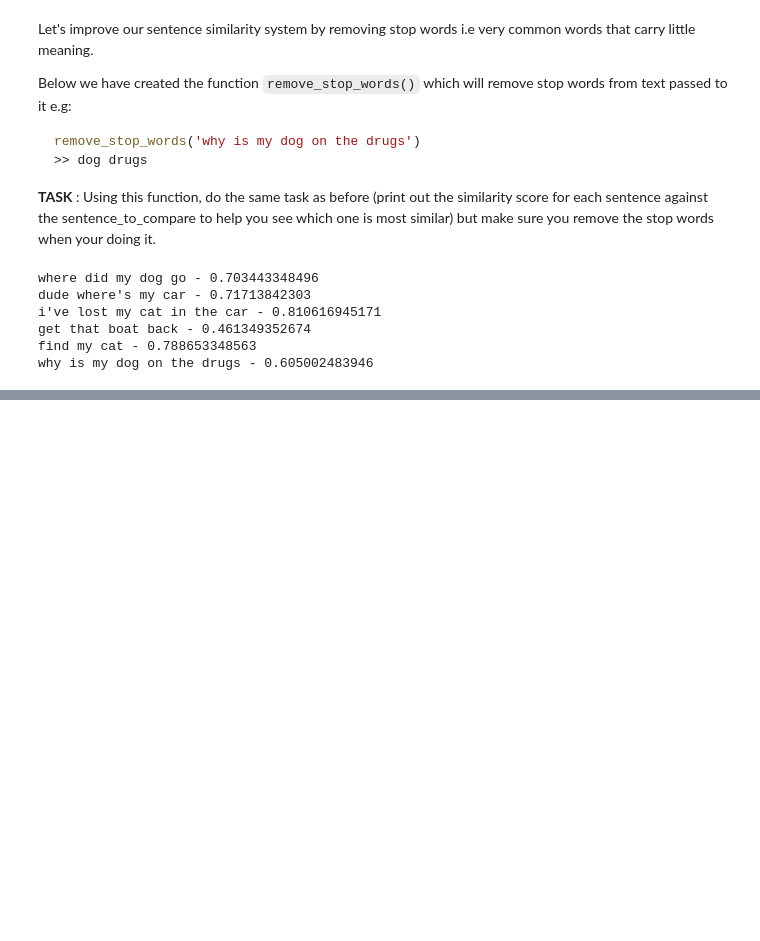
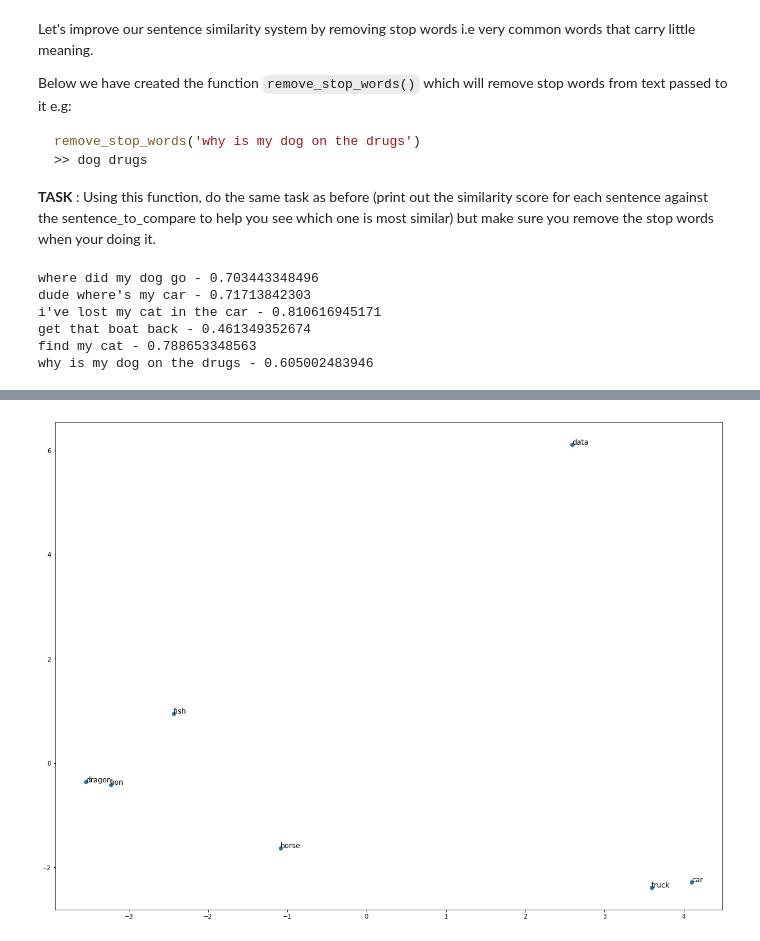
Before and after one commit to stephaniejychan/nlp-using-word-vectors, a Jupyter notebook: NLP using Word Vectors.ipynb, the cells around one changed output, grey strips where cells are left out. Saved outputs shown, nothing was run; the diff lists cells and outputs as text; code cells hidden in the pictures; blank space fills up the shorter version.

```diff
--- a/NLP using Word Vectors.ipynb
+++ b/NLP using Word Vectors.ipynb
@@ -330,0 +337,20 @@ why is my dog on the drugs - 0.605002483946
+# %%
+# import the PCA module from sklearn
+from sklearn.decomposition import PCA
+
+def get_word_vectors(words):
+    # converts a list of words into their word vectors
+    return [nlp(word).vector for word in words]
+
+words = ['car', 'truck', 'dragon', 'data', 'horse', 'fish' , 'lion']
+
+# intialise pca model and tell it to project data down onto 2 dimensions
+pca = PCA(n_components=2)
+
+# fit the pca model to our 300D data, this will work out which is the best
+# way to project the data down that will best maintain the relative distances
+# between data points. It will store these intructioons on how to transform the data.
+pca.fit(get_word_vectors(words))
+
+# Tell our (fitted) pca model to transform our 300D data down onto 2D.
+word_vecs_2d = pca.transform(get_word_vectors(words))
@@ -330,0 +368,13 @@ why is my dog on the drugs - 0.605002483946
+# %%
+plt.figure(figsize=(20,15))
+
+plt.scatter(word_vecs_2d[:,0], word_vecs_2d[:,1])
+
+for word, coord in zip(words, word_vecs_2d):
+
+    x, y = coord
+    plt.text(x, y, word, size= 12)
+
+plt.show()
+# %% [output]
+[figure, added]
```
Also changed, not shown: parts of 5 cells of this notebook.
